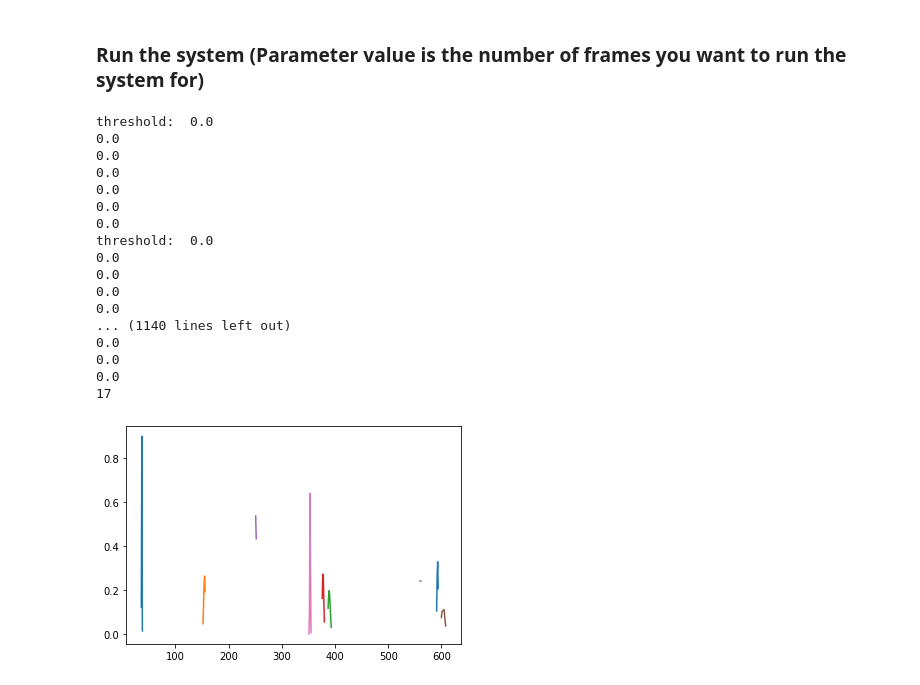
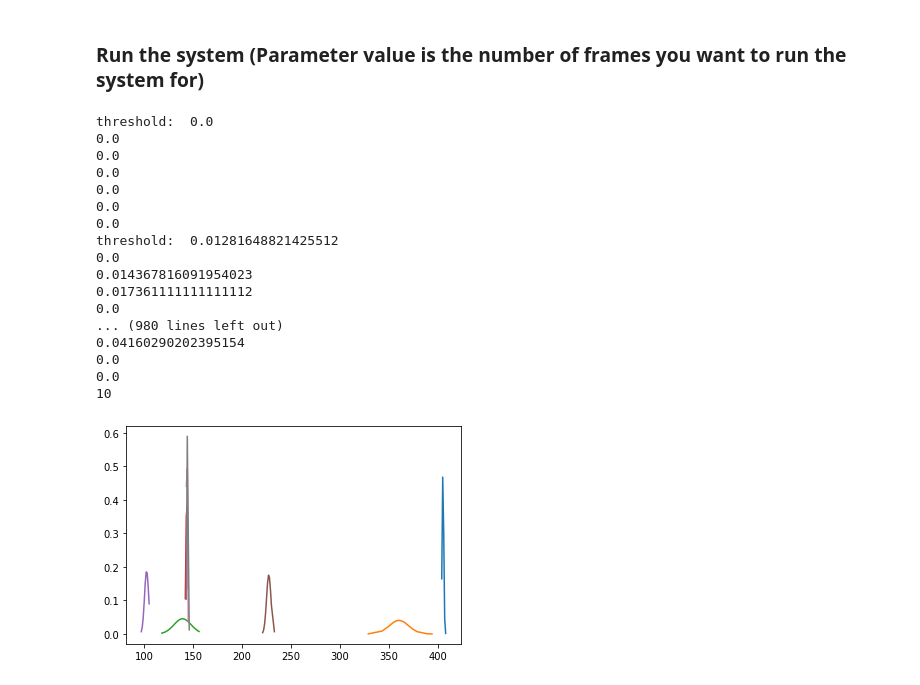
Before and after one commit to smdp2000/Smart_Monitoring_System-1, a Jupyter notebook: Code/classroom monitor.ipynb, the cells around one changed output. Drawn from its saved outputs; the diff is of its cells as text; code cells hidden in the pictures.

Commit message:
nose weight removed, test cases passed

```diff
--- a/Code/classroom monitor.ipynb
+++ b/Code/classroom monitor.ipynb
@@ -84,7 +84,7 @@ def find_distractedw (students):
         sigmanormnt5 = sigmant5/abs(students [s]['box'][1] - students[s]['box'][0])
 
         w1 = 2.5
-        w2 = 3
+        w2 = 0
         w3 = 2.5
         w4 = 1.5
         w5 = 1.5
@@ -362,23 +362,23 @@ def student_monitoring_video (path):
     # plot the distribution of nose points
     plot_distributions (students)
 # %%
-student_monitoring_video ("/home/ankit/ankit/projects/Smart_Monitoring_System/test-cases/test (1).mp4")
+student_monitoring_video ("/home/ankit/ankit/projects/Smart_Monitoring_System/test-cases/test(4).mp4")
 # %% [output]
 threshold:  0.0
 0.0
 0.0
 0.0
 0.0
 0.0
 0.0
-threshold:  0.0
+threshold:  0.01281648821425512
+0.0
+0.014367816091954023
+0.017361111111111112
+0.0
+... (980 lines left out)
+0.04160290202395154
 0.0
 0.0
-0.0
-0.0
-... (1140 lines left out)
-0.0
-0.0
-0.0
-17
+10
-[figure, old version]
+[figure, new version]
```
